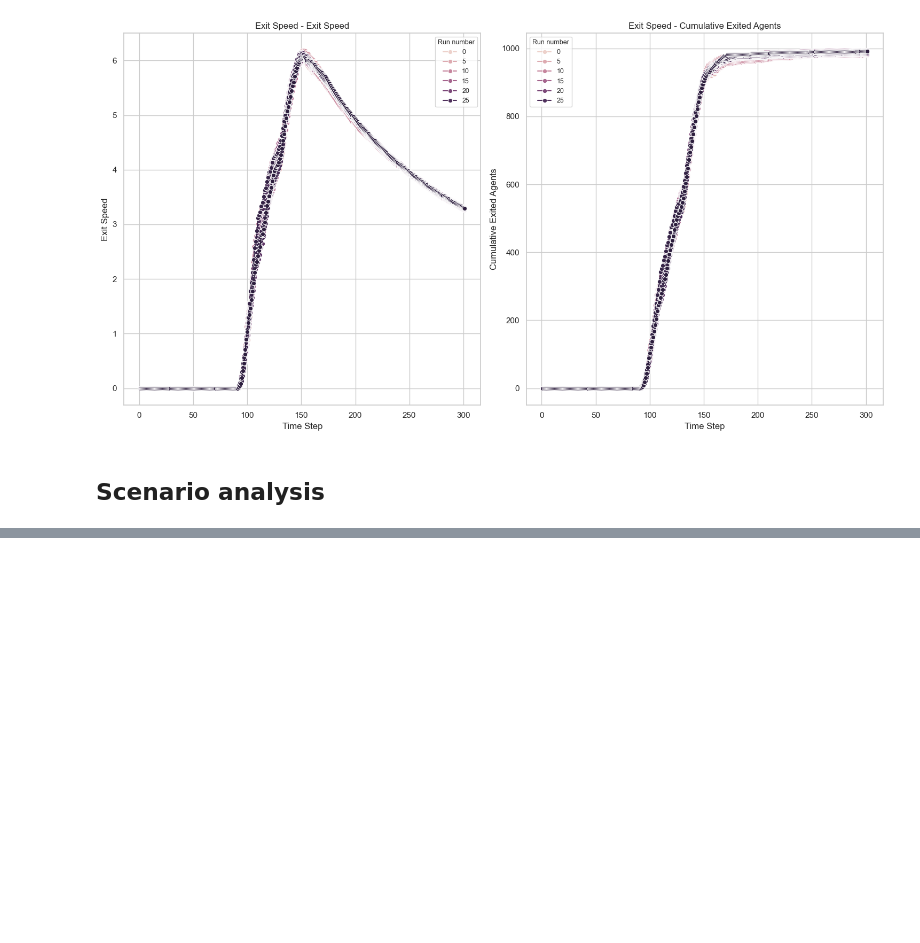
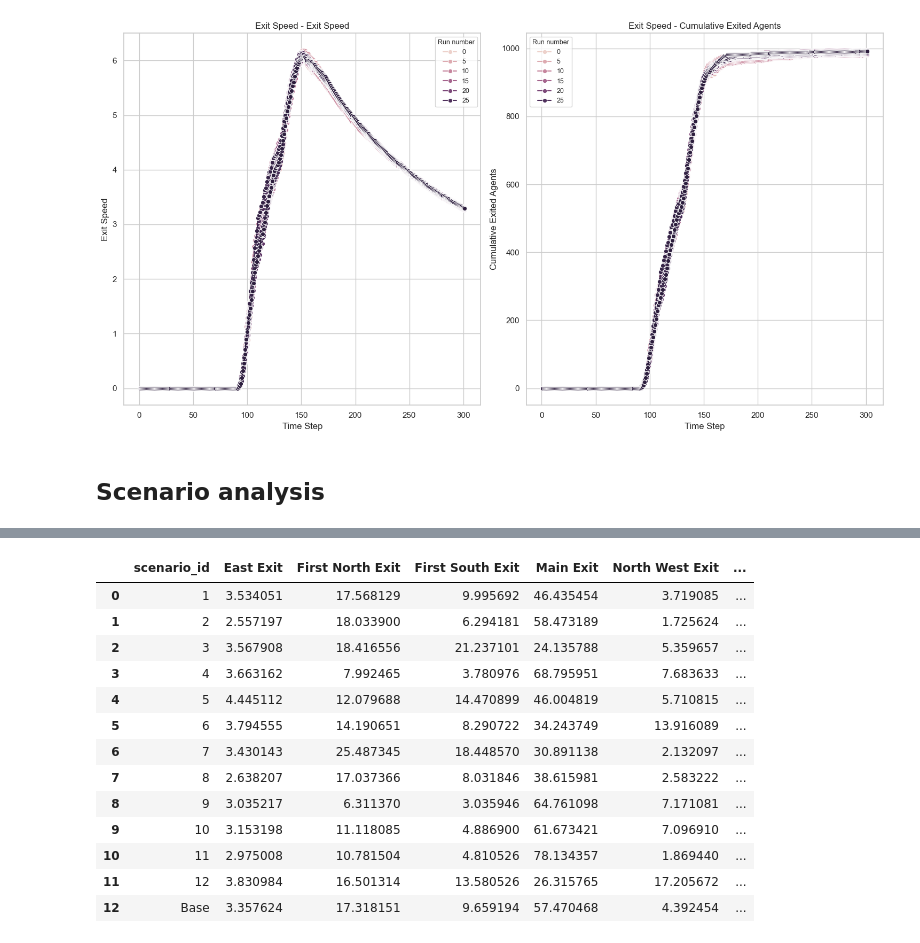
Before and after one commit to Pepijn2001/ABM_SEN1211, a Jupyter notebook: results_analysis.ipynb, the cells around one changed output, grey strips where cells are left out. Saved outputs shown, nothing was run; the diff lists cells and outputs as text; code cells hidden in the pictures; blank space fills up the shorter version.

```diff
--- a/results_analysis.ipynb
+++ b/results_analysis.ipynb
@@ -453,3 +634,20 @@ axes.plot(outcomes)
+# %%
+aggregated_df
+# %% [output]
+|  | scenario_id | East Exit | First North Exit | First South Exit | Main Exit | North West Exit | ... |
+| 0 | 1 | 3.534051 | 17.568129 | 9.995692 | 46.435454 | 3.719085 | ... |
+| 1 | 2 | 2.557197 | 18.033900 | 6.294181 | 58.473189 | 1.725624 | ... |
+| 2 | 3 | 3.567908 | 18.416556 | 21.237101 | 24.135788 | 5.359657 | ... |
+| 3 | 4 | 3.663162 | 7.992465 | 3.780976 | 68.795951 | 7.683633 | ... |
+| 4 | 5 | 4.445112 | 12.079688 | 14.470899 | 46.004819 | 5.710815 | ... |
+| 5 | 6 | 3.794555 | 14.190651 | 8.290722 | 34.243749 | 13.916089 | ... |
+| 6 | 7 | 3.430143 | 25.487345 | 18.448570 | 30.891138 | 2.132097 | ... |
+| 7 | 8 | 2.638207 | 17.037366 | 8.031846 | 38.615981 | 2.583222 | ... |
+| 8 | 9 | 3.035217 | 6.311370 | 3.035946 | 64.761098 | 7.171081 | ... |
+| 9 | 10 | 3.153198 | 11.118085 | 4.886900 | 61.673421 | 7.096910 | ... |
+| 10 | 11 | 2.975008 | 10.781504 | 4.810526 | 78.134357 | 1.869440 | ... |
+| 11 | 12 | 3.830984 | 16.501314 | 13.580526 | 26.315765 | 17.205672 | ... |
+| 12 | Base | 3.357624 | 17.318151 | 9.659194 | 57.470468 | 4.392454 | ... |
 # %%
 # Set the color palette for plotting
 colors = sns.color_palette()
```
Also changed, not shown: parts of 3 cells of this notebook, 1 other file.
